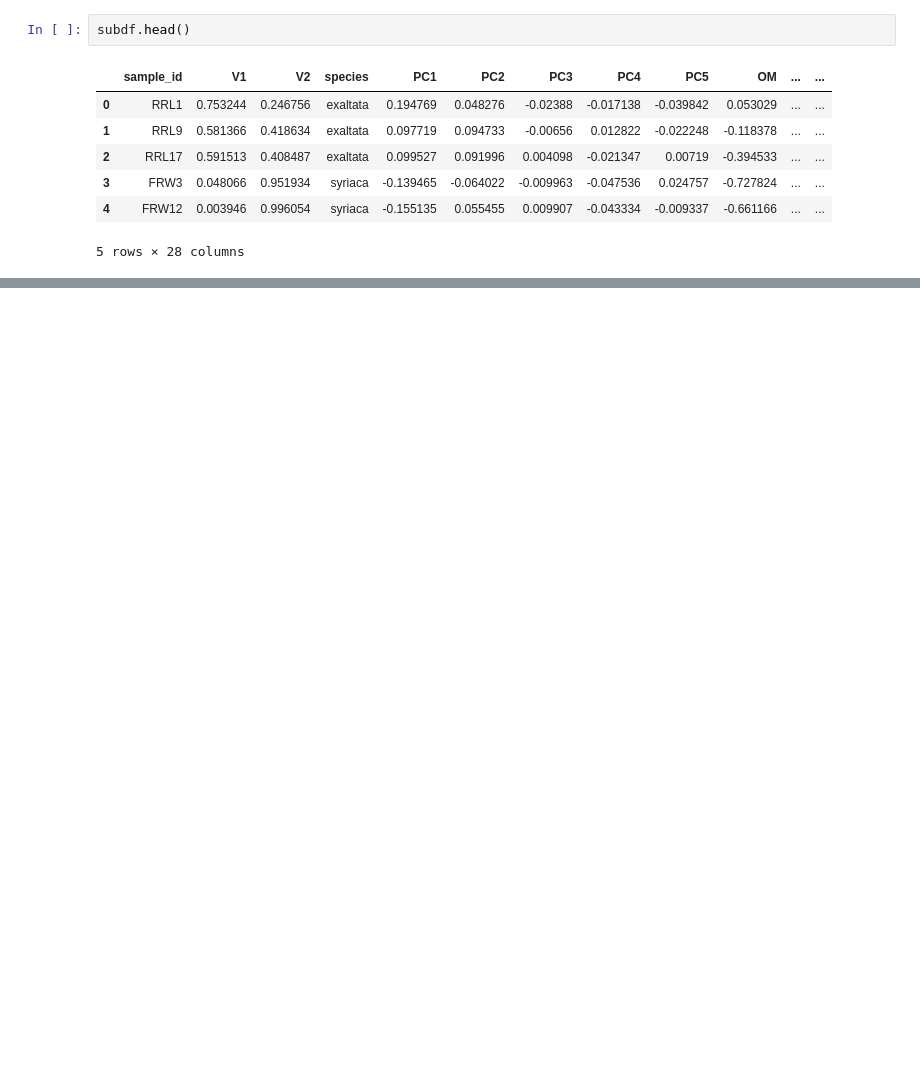
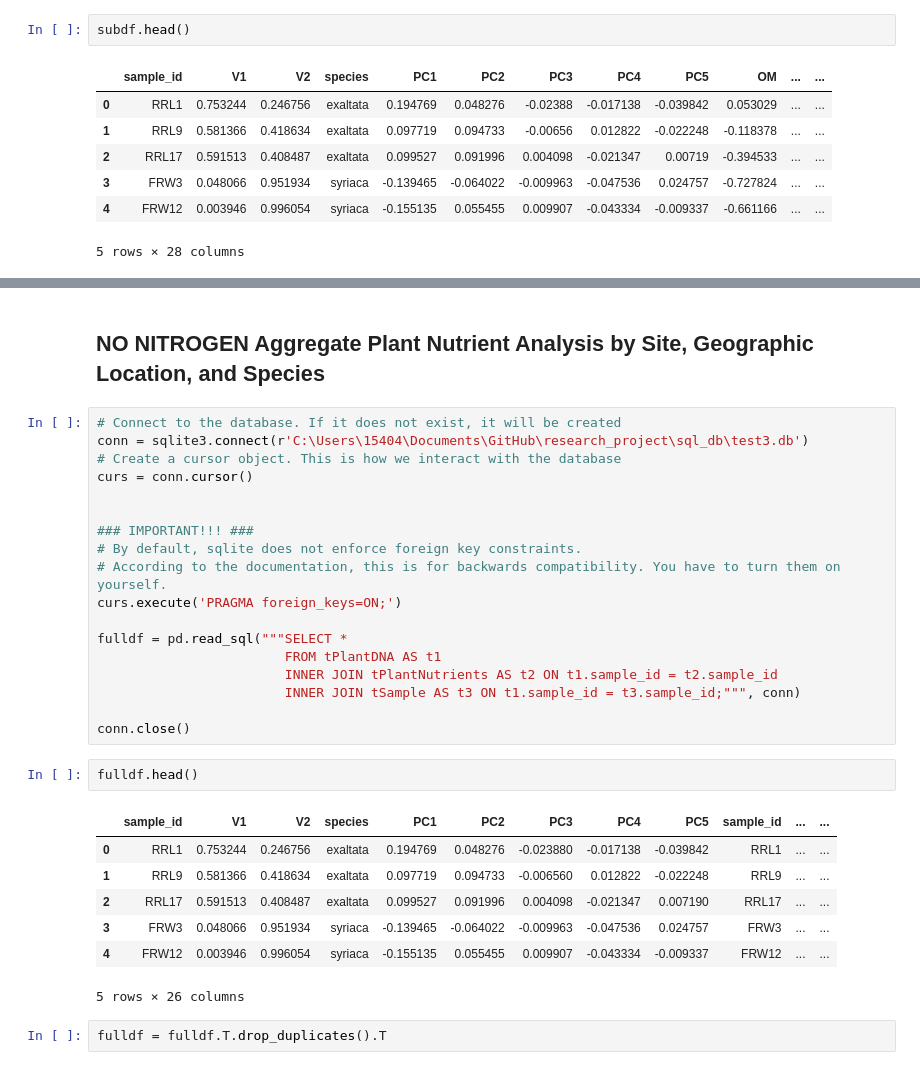
Before and after one commit to chdorgeix1/research_project, a Jupyter notebook: descriptive_analysis/combined_analyses.ipynb, the cells around one changed output, grey strips where cells are left out. Cells and saved outputs as stored; diff of their text form; blank space fills up the shorter version.

```diff
--- a/descriptive_analysis/combined_analyses.ipynb
+++ b/descriptive_analysis/combined_analyses.ipynb
@@ -179,0 +160,32 @@ plt.show()
+# %% [markdown]
+## NO NITROGEN Aggregate Plant Nutrient Analysis by Site, Geographic Location, and Species
+# %%
+# Connect to the database. If it does not exist, it will be created
+conn = sqlite3.connect(r'C:\Users\15404\Documents\GitHub\research_project\sql_db\test3.db')
+# Create a cursor object. This is how we interact with the database
+curs = conn.cursor()
+
+
+### IMPORTANT!!! ###
+# By default, sqlite does not enforce foreign key constraints.
+# According to the documentation, this is for backwards compatibility. You have to turn them on yourself.
+curs.execute('PRAGMA foreign_keys=ON;')
+
+fulldf = pd.read_sql("""SELECT *
+                        FROM tPlantDNA AS t1
+                        INNER JOIN tPlantNutrients AS t2 ON t1.sample_id = t2.sample_id
+                        INNER JOIN tSample AS t3 ON t1.sample_id = t3.sample_id;""", conn)
+
+conn.close()
+# %%
+fulldf.head()
+# %% [output]
+|  | sample_id | V1 | V2 | species | PC1 | PC2 | PC3 | PC4 | PC5 | sample_id | ... | ... |
+| 0 | RRL1 | 0.753244 | 0.246756 | exaltata | 0.194769 | 0.048276 | -0.023880 | -0.017138 | -0.039842 | RRL1 | ... | ... |
+| 1 | RRL9 | 0.581366 | 0.418634 | exaltata | 0.097719 | 0.094733 | -0.006560 | 0.012822 | -0.022248 | RRL9 | ... | ... |
+| 2 | RRL17 | 0.591513 | 0.408487 | exaltata | 0.099527 | 0.091996 | 0.004098 | -0.021347 | 0.007190 | RRL17 | ... | ... |
+| 3 | FRW3 | 0.048066 | 0.951934 | syriaca | -0.139465 | -0.064022 | -0.009963 | -0.047536 | 0.024757 | FRW3 | ... | ... |
+| 4 | FRW12 | 0.003946 | 0.996054 | syriaca | -0.155135 | 0.055455 | 0.009907 | -0.043334 | -0.009337 | FRW12 | ... | ... |
+5 rows × 26 columns
+# %%
+fulldf = fulldf.T.drop_duplicates().T
```
Also changed, not shown: parts of 29 cells of this notebook, 1 other file.
